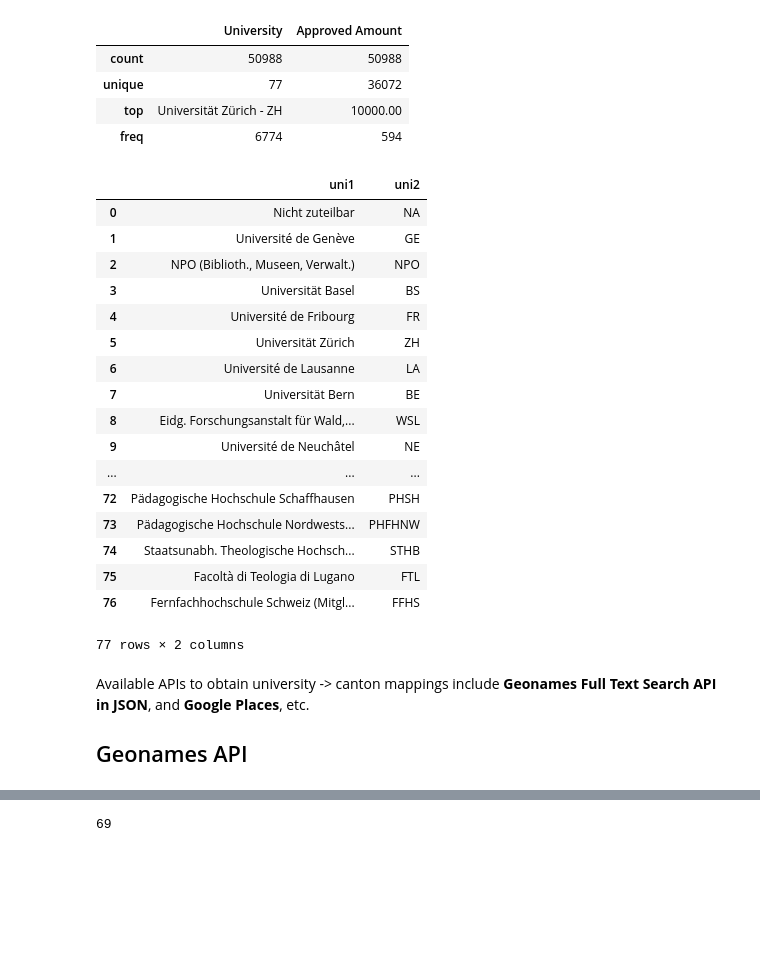
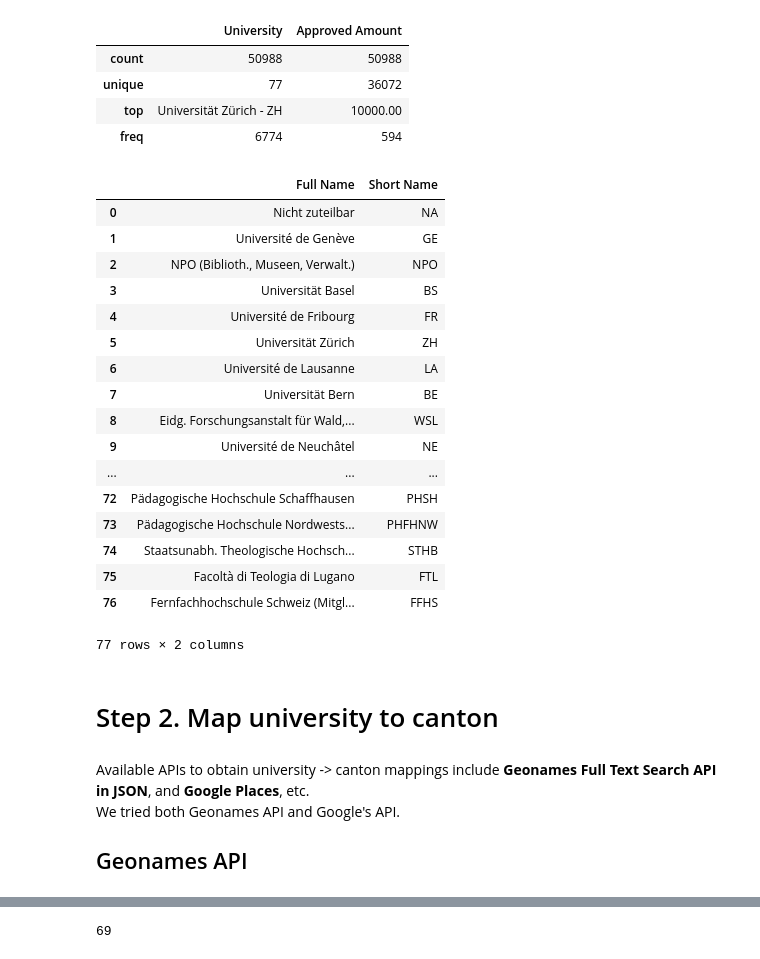
Before and after one commit to BeforeRain/ADA-homework, a Jupyter notebook: 03 - Interactive Viz/University_Canton.ipynb, the cells around one changed output, grey strips where cells are left out. Drawn from its saved outputs; the diff is of its cells as text; code cells hidden in the pictures; blank space fills up the shorter version.

```diff
--- a/03 - Interactive Viz/University_Canton.ipynb
+++ b/03 - Interactive Viz/University_Canton.ipynb
@@ -50,34 +82,35 @@ df.describe()
 | top | Universität Zürich - ZH | 10000.00 |
 | freq | 6774 | 594 |
 # %%
-uni_temp=pd.DataFrame(df.University.unique())
-uni_test=uni_temp.replace({r'\s+': '&'}, regex=True)
-
-uni_name=pd.DataFrame(uni_temp[0].str.split('-',1).tolist(),columns=['uni1','uni2'])
-
-#uni_name=uni_name[0].apply(lambda x: x.split('-')[0])
-#uni_name=uni_name[0].str.split('-').apply(str, 0)
+universities = pd.DataFrame(df.University.unique())
+# temporary workaround. TODO
+universities.replace("Forschungskommission SAGW", "Forschungskommission - SAGE", inplace=True)
+uni_test = universities.replace({r'\s+': '&'}, regex=True)
+uni_name = pd.DataFrame(universities[0].str.rsplit('-',1).tolist(), columns=['Full Name', 'Short Name'])
+uni_name
+# %% [output]
+|  | Full Name | Short Name |
+| 0 | Nicht zuteilbar | NA |
+| 1 | Université de Genève | GE |
+| 2 | NPO (Biblioth., Museen, Verwalt.) | NPO |
+| 3 | Universität Basel | BS |
+| 4 | Université de Fribourg | FR |
+| 5 | Universität Zürich | ZH |
+| 6 | Université de Lausanne | LA |
+| 7 | Universität Bern | BE |
+| 8 | Eidg. Forschungsanstalt für Wald,... | WSL |
+| 9 | Université de Neuchâtel | NE |
+| ... | ... | ... |
+| 72 | Pädagogische Hochschule Schaffhausen | PHSH |
+| 73 | Pädagogische Hochschule Nordwests... | PHFHNW |
+| 74 | Staatsunabh. Theologische Hochsch... | STHB |
+| 75 | Facoltà di Teologia di Lugano | FTL |
+| 76 | Fernfachhochschule Schweiz (Mitgl... | FFHS |
+77 rows × 2 columns
-# %%
-uni_name
-# %% [output]
-|  | uni1 | uni2 |
-| 0 | Nicht zuteilbar | NA |
-| 1 | Université de Genève | GE |
-| 2 | NPO (Biblioth., Museen, Verwalt.) | NPO |
-| 3 | Universität Basel | BS |
-| 4 | Université de Fribourg | FR |
-| 5 | Universität Zürich | ZH |
-| 6 | Université de Lausanne | LA |
-| 7 | Universität Bern | BE |
-| 8 | Eidg. Forschungsanstalt für Wald,... | WSL |
-| 9 | Université de Neuchâtel | NE |
-| ... | ... | ... |
-| 72 | Pädagogische Hochschule Schaffhausen | PHSH |
-| 73 | Pädagogische Hochschule Nordwests... | PHFHNW |
-| 74 | Staatsunabh. Theologische Hochsch... | STHB |
-| 75 | Facoltà di Teologia di Lugano | FTL |
-| 76 | Fernfachhochschule Schweiz (Mitgl... | FFHS |
-77 rows × 2 columns
+# %% [markdown]
+# Step 2. Map university to canton
 # %% [markdown]
 Available APIs to obtain university -> canton mappings include **Geonames Full Text Search API in JSON**, and **Google Places**, etc.
+We tried both Geonames API and Google's API.
+
 ## Geonames API
```
Also changed, not shown: parts of 46 cells of this notebook, 1 other file.
